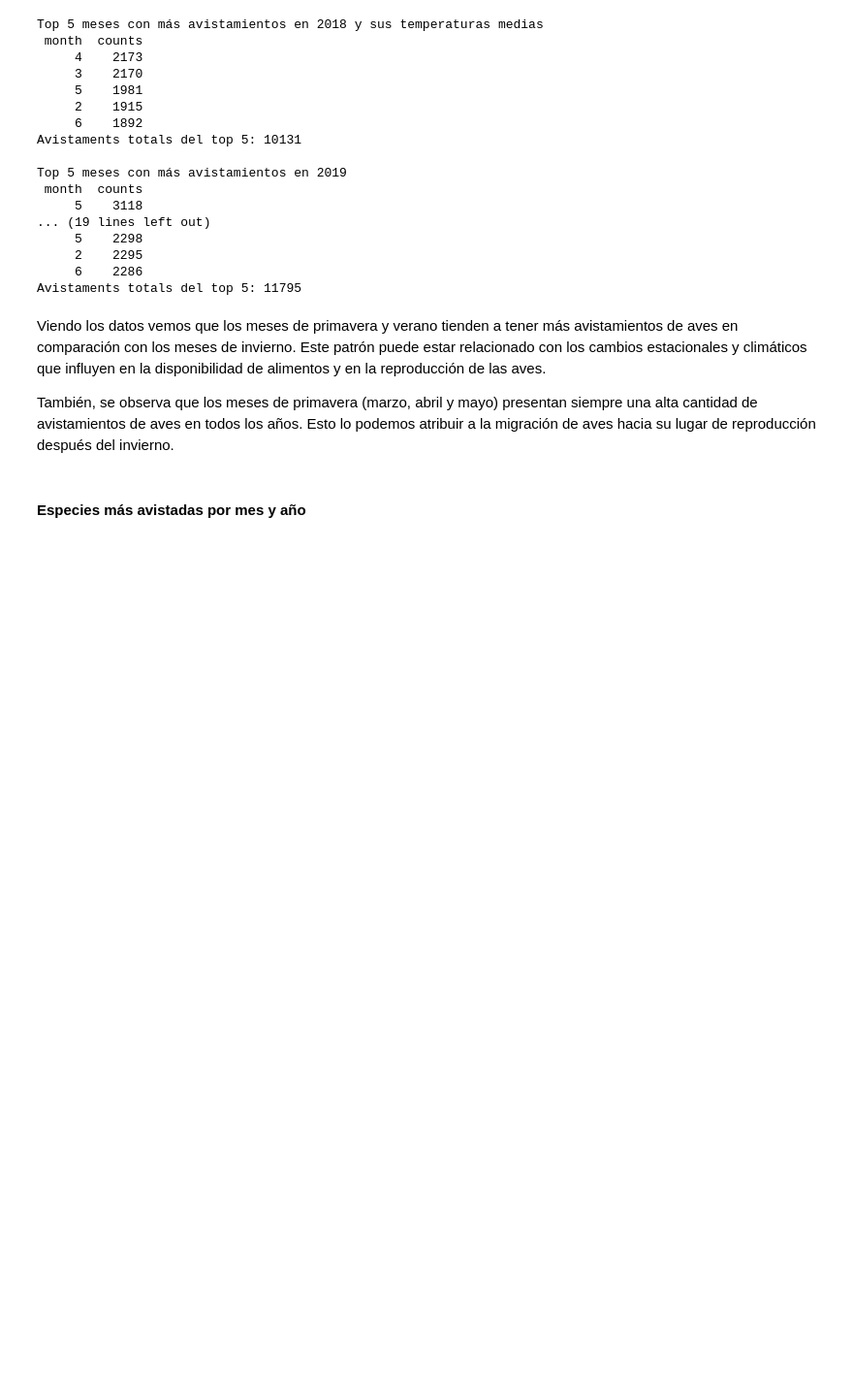
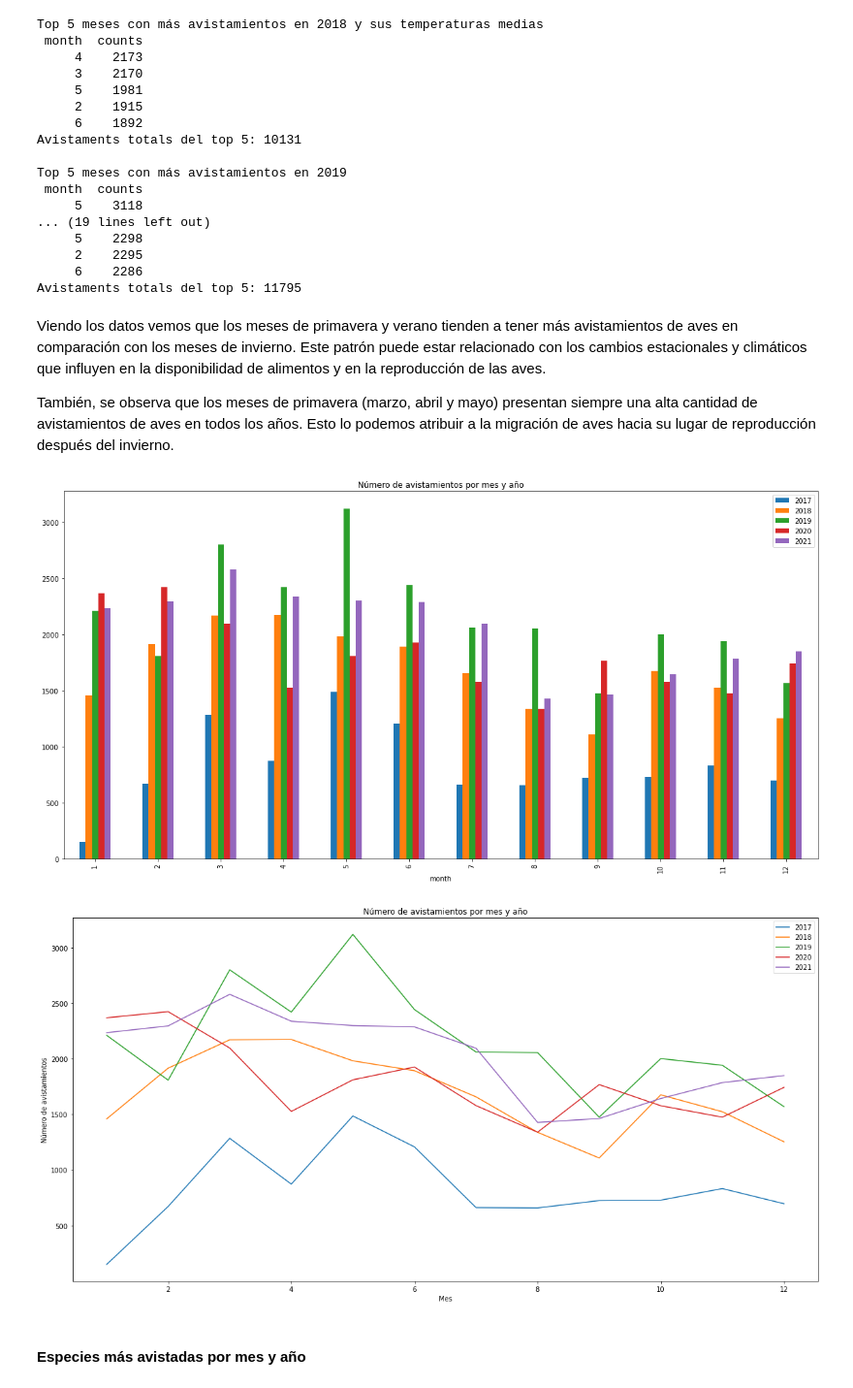
Before and after one commit to jhwan818/BD, a Jupyter notebook: projecte/dataAnalytics.ipynb, the cells around one changed output. Shown: that part at 97% size. Cells and saved outputs as stored; diff of their text form; code cells hidden in the pictures; blank space fills up the shorter version.

Commit message:
Updated dataAnalytics

```diff
--- a/projecte/dataAnalytics.ipynb
+++ b/projecte/dataAnalytics.ipynb
@@ -373,6 +373,32 @@ Avistaments totals del top 5: 11795
 Viendo los datos vemos que los meses de primavera y verano tienden a tener más avistamientos de aves en comparación con los meses de invierno. Este patrón puede estar relacionado con los cambios estacionales y climáticos que influyen en la disponibilidad de alimentos y en la reproducción de las aves.
 
 También, se observa que los meses de primavera (marzo, abril y mayo) presentan siempre una alta cantidad de avistamientos de aves en todos los años. Esto lo podemos atribuir a la migración de aves hacia su lugar de reproducción después del invierno.
+# %%
+# Comparacion del numero de avistamientos totales en cada mes de cada año
+avistamiento2017 = avistamiento[avistamiento['year'] == 2017].groupby(['month']).size()
+avistamiento2018 = avistamiento[avistamiento['year'] == 2018].groupby(['month']).size()
+avistamiento2019 = avistamiento[avistamiento['year'] == 2019].groupby(['month']).size()
+avistamiento2020 = avistamiento[avistamiento['year'] == 2020].groupby(['month']).size()
+avistamiento2021 = avistamiento[avistamiento['year'] == 2021].groupby(['month']).size()
+
+
+avistamientos = pd.DataFrame({'2017': avistamiento2017, '2018': avistamiento2018, '2019': avistamiento2019, '2020': avistamiento2020, '2021': avistamiento2021})
+avistamientos.plot.bar(figsize=(20,10), title='Número de avistamientos por mes y año')
+
+plt.figure(figsize=(20,10))
+plt.title('Número de avistamientos por mes y año')
+plt.xlabel('Mes')
+plt.ylabel('Número de avistamientos')
+plt.plot(avistamientos.index, avistamientos['2017'], label='2017')
+plt.plot(avistamientos.index, avistamientos['2018'], label='2018')
+plt.plot(avistamientos.index, avistamientos['2019'], label='2019')
+plt.plot(avistamientos.index, avistamientos['2020'], label='2020')
+plt.plot(avistamientos.index, avistamientos['2021'], label='2021')
+plt.legend()
+plt.show()
+# %% [output]
+[figure, added]
+[figure, added]
 # %% [markdown]
 #### Especies más avistadas por mes y año
 # %% [markdown]
```
Also changed, not shown: parts of 2 cells of this notebook.
